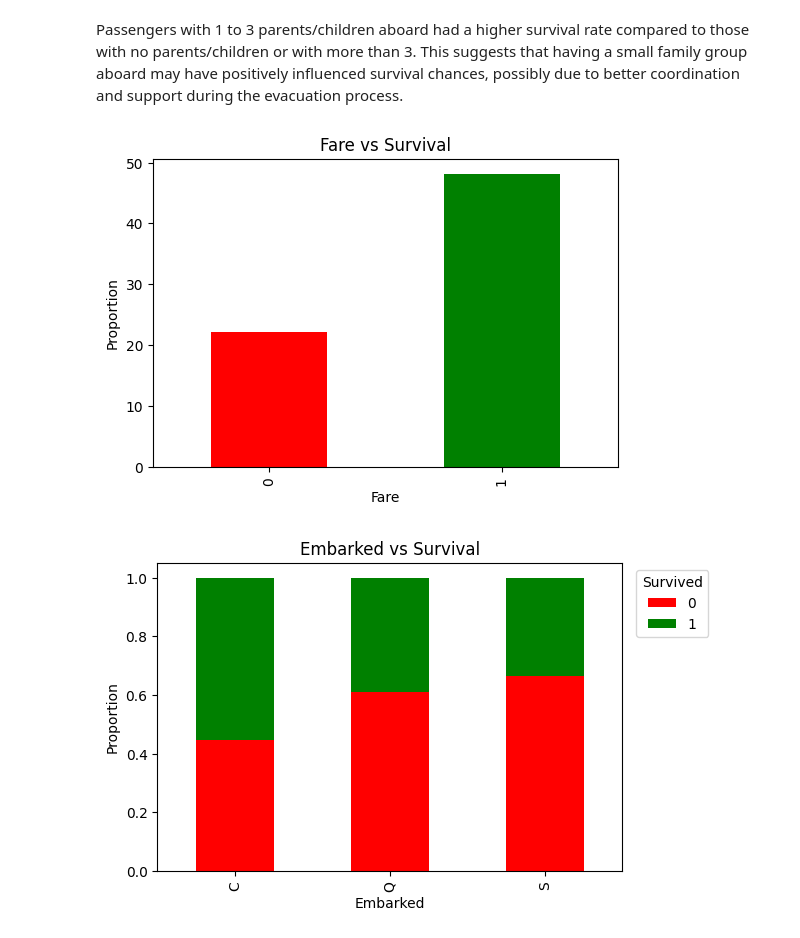
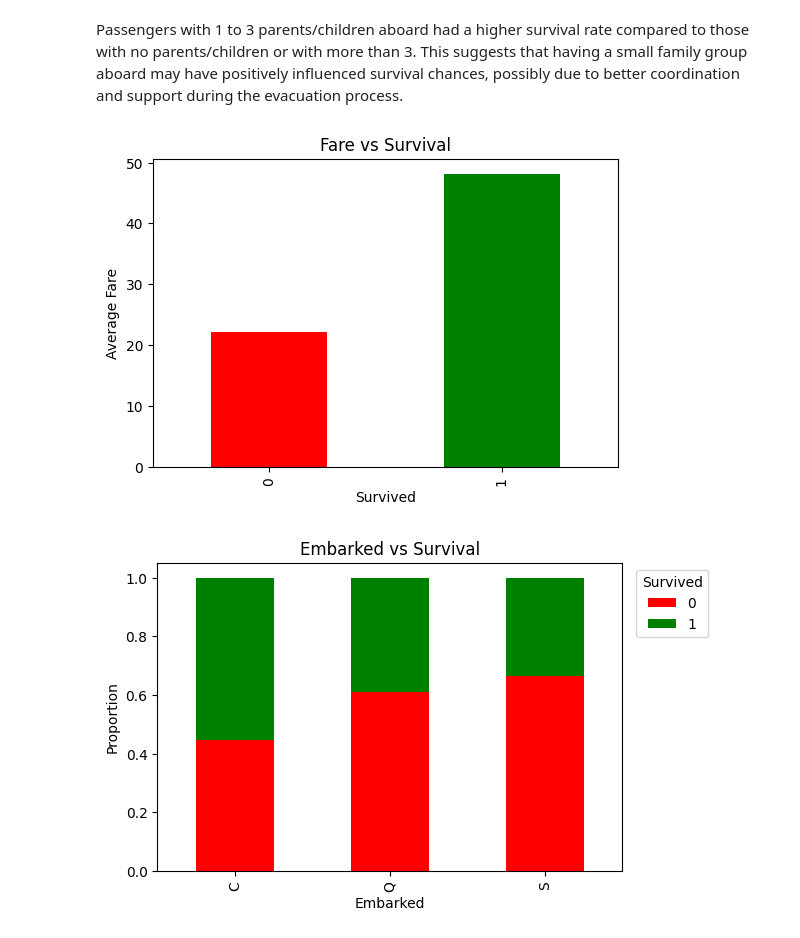
Before and after one commit to reygen-win/Machine-Learning, a Jupyter notebook: Classification/1_Titanic/Titanic Classification.ipynb, the cells around one changed output. Cells and saved outputs as stored; diff of their text form; code cells hidden in the pictures.

```diff
--- a/Classification/1_Titanic/Titanic Classification.ipynb
+++ b/Classification/1_Titanic/Titanic Classification.ipynb
@@ -320,13 +326,13 @@ Passengers with 1 to 3 parents/children aboard had a higher survival rate compar
 # %%
 # Relationship between Fare and Survival
 fare_survival_rate = df_bin.groupby('Survived')['Fare'].mean()
 fare_survival_rate.plot(kind='bar', color=['red', 'green'], figsize=(6, 4))
 plt.title('Fare vs Survival')
-plt.xlabel('Fare')
-plt.ylabel('Proportion')
+plt.xlabel('Survived')
+plt.ylabel('Average Fare')
 plt.show()
 # %% [output]
-[figure, old version]
+[figure, new version]
 # %%
 # Relationship between Embarked and Survival (Normalized)
 embarked_survival_rate = df_bin.groupby('Embarked')['Survived'].value_counts(normalize=True).unstack()
```
Also changed, not shown: parts of 64 cells of this notebook, 1 other file.
